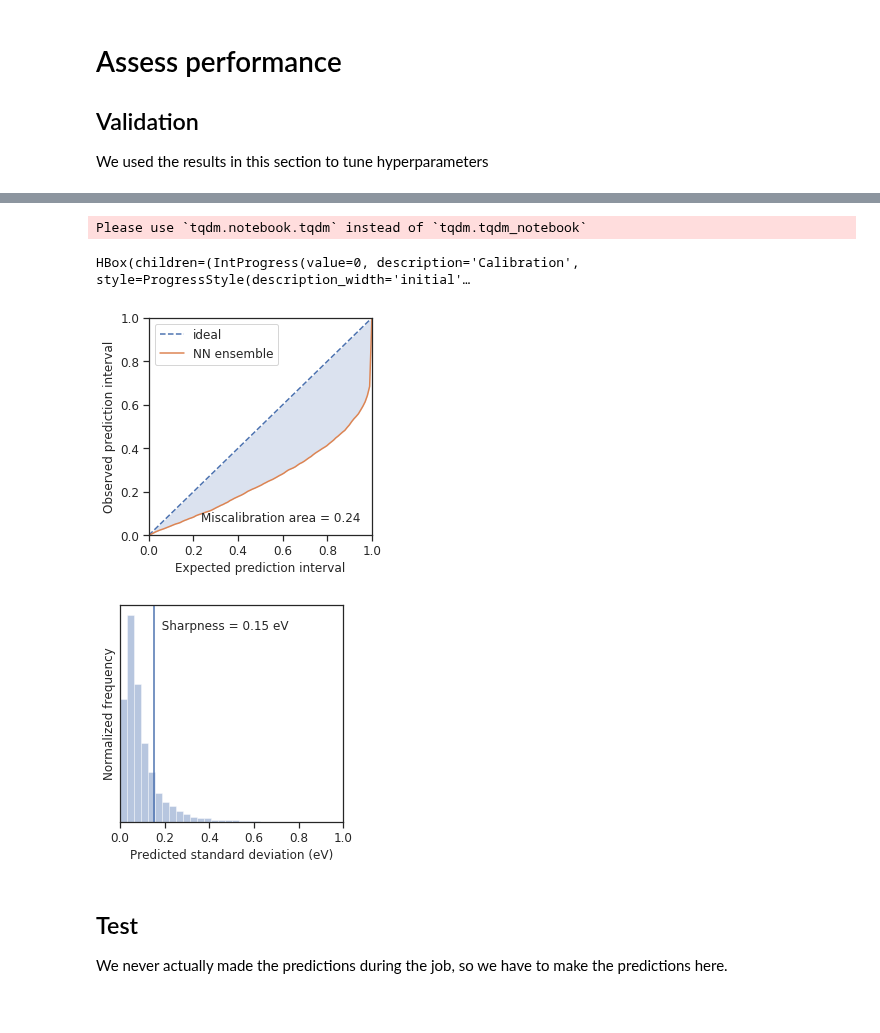
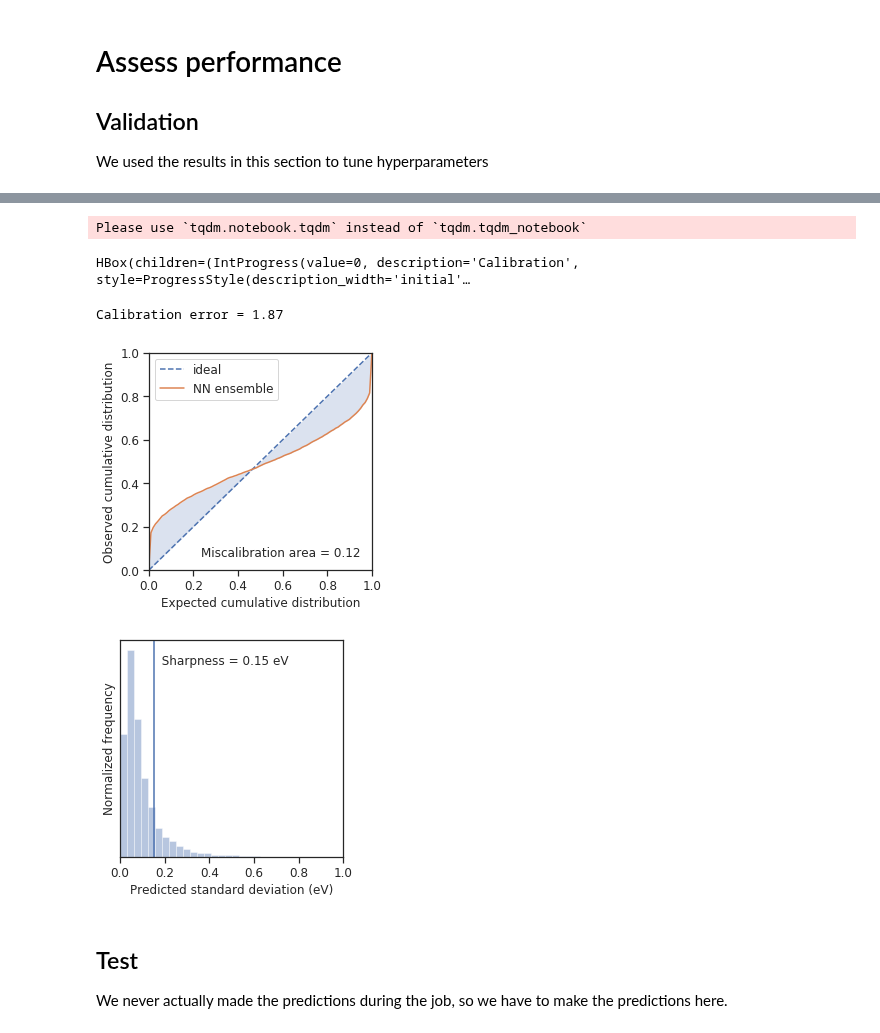
Before and after one commit to ulissigroup/uncertainty_benchmarking, a Jupyter notebook: NN_ensemble/assess_ensemble.ipynb, the cells around one changed output, grey strips where cells are left out. Cells and saved outputs as stored; diff of their text form; code cells hidden in the pictures.

Commit message:
Update calibration plots
Before we were scanning over the CDFs starting from the middle and
fanning out. Now we are consistent with Kuleshov et al and start at
negative infinity and go to infinity.

```diff
--- a/NN_ensemble/assess_ensemble.ipynb
+++ b/NN_ensemble/assess_ensemble.ipynb
@@ -289,13 +289,12 @@ norm = stats.norm(loc=0, scale=1)
 
 def calculate_density(percentile):
     '''
-    Calculate the fraction of the residuals that fall within the center
+    Calculate the fraction of the residuals that fall within the lower
     `percentile` of their respective Gaussian distributions, which are
     defined by their respective uncertainty estimates.
     '''
     # Find the normalized bounds of this percentile
-    lower_bound = norm.ppf(0.5-percentile/2)
-    upper_bound = norm.ppf(0.5+percentile/2)
+    upper_bound = norm.ppf(percentile)
 
     # Normalize the residuals so they all should fall on the normal bell curve
     normalized_residuals = residuals.reshape(-1) / stdevs.reshape(-1)
@@ -303,7 +302,7 @@ def calculate_density(percentile):
     # Count how many residuals fall inside here
     num_within_quantile = 0
     for resid in normalized_residuals:
-        if lower_bound <= resid <= upper_bound:
+        if resid <= upper_bound:
             num_within_quantile += 1
 
     # Return the fraction of residuals that fall within the bounds
@@ -314,9 +313,13 @@ def calculate_density(percentile):
 predicted_pi = np.linspace(0, 1, 100)
 observed_pi = [calculate_density(quantile)
                for quantile in tqdm_notebook(predicted_pi, desc='Calibration')]
+
+calibration_error = ((predicted_pi - observed_pi)**2).sum()
+print('Calibration error = %.2f' % calibration_error)
 # %% [output]
 Please use `tqdm.notebook.tqdm` instead of `tqdm.tqdm_notebook`
 HBox(children=(IntProgress(value=0, description='Calibration', style=ProgressStyle(description_width='initial'…
+Calibration error = 1.87
 # %%
 %matplotlib inline
 import seaborn as sns
@@ -353,8 +356,8 @@ _ = ax_ideal.lines[0].set_linestyle('--')
 ax_gp = sns.lineplot(predicted_pi, observed_pi, label=model_name)
 ax_fill = plt.fill_between(predicted_pi, predicted_pi, observed_pi,
                            alpha=0.2, label='miscalibration area')
-_ = ax_ideal.set_xlabel('Expected prediction interval')
-_ = ax_ideal.set_ylabel('Observed prediction interval')
+_ = ax_ideal.set_xlabel('Expected cumulative distribution')
+_ = ax_ideal.set_ylabel('Observed cumulative distribution')
 _ = ax_ideal.set_xlim([0, 1])
 _ = ax_ideal.set_ylim([0, 1])
 
@@ -379,34 +382,34 @@ plt.text(x=0.95, y=0.05,
          verticalalignment='bottom',
          horizontalalignment='right',
          fontsize=fontsize)
 
 
 # Plot sharpness curve
 xlim = [0, 1.]
 fig_sharp = plt.figure(figsize=figsize)
 ax_sharp = sns.distplot(stdevs, kde=False, norm_hist=True)
 ax_sharp.set_xlim(xlim)
 ax_sharp.set_xlabel('Predicted standard deviation (eV)')
 ax_sharp.set_ylabel('Normalized frequency')
 ax_sharp.set_yticklabels([])
 ax_sharp.set_yticks([])
 
 # Calculate and report sharpness
 sharpness = np.sqrt(np.mean(stdevs**2))
 _ = ax_sharp.axvline(x=sharpness, label='sharpness')
 if sharpness < (xlim[0] + xlim[1]) / 2:
     text = '\n  Sharpness = %.2f eV' % sharpness
     h_align = 'left'
 else:
     text = '\nSharpness = %.2f eV  ' % sharpness
     h_align = 'right'
 _ = ax_sharp.text(x=sharpness, y=ax_sharp.get_ylim()[1],
                   s=text,
                   verticalalignment='top',
                   horizontalalignment=h_align,
                   fontsize=fontsize)
 # %% [output]
-[figure, old version]
+[figure, new version]
 [figure]
 # %% [markdown]
 ## Test
```
Also changed, not shown: parts of 4 cells of this notebook, 32 other files.
